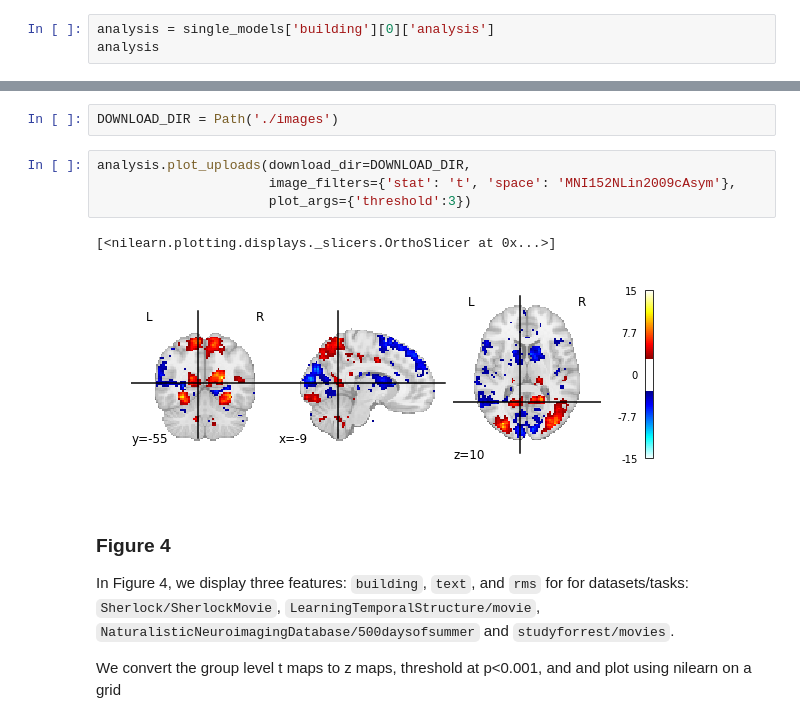
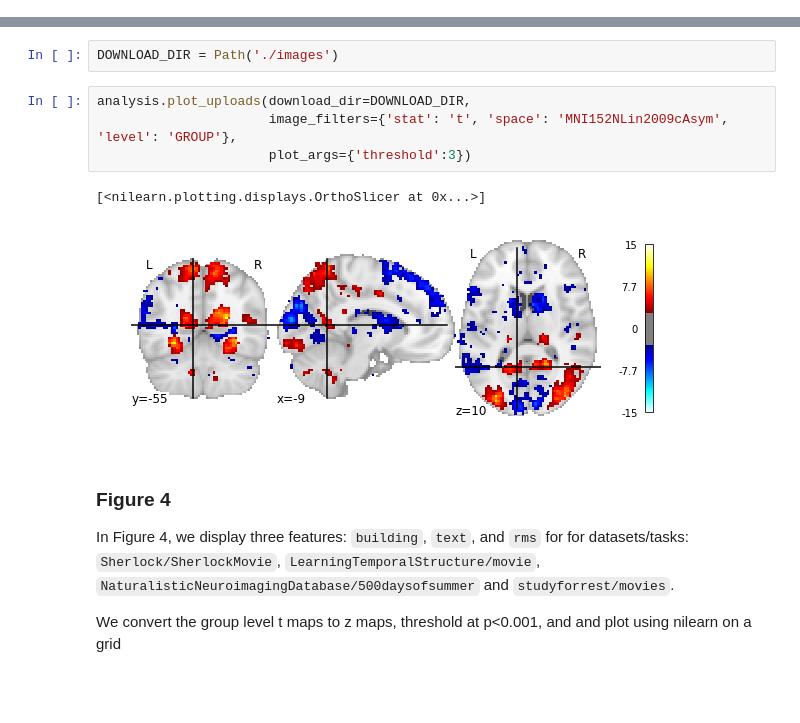
Before and after one commit to rbroc/neuroscout-paper, a Jupyter notebook: analyses/1 - single predictor models.ipynb, the cells around one changed output, grey strips where cells are left out. Saved outputs shown, nothing was run; the diff lists cells and outputs as text; blank space fills up the shorter version.

Commit message:
Finalize single dataset analyses

```diff
--- a/analyses/1 - single predictor models.ipynb
+++ b/analyses/1 - single predictor models.ipynb
@@ -160,6 +162,3 @@ single_models['building'][0]
  'task': 'movie',
  'hash_id': 'A13DD',
  'analysis': <Analysis hash_id=A13DD name=building dataset_id=27>}
-# %%
-analysis = single_models['building'][0]['analysis']
-analysis
@@ -175,11 +172,11 @@ The following will download the images matching `image_filters` for the latest a
 DOWNLOAD_DIR = Path('./images')
 # %%
 analysis.plot_uploads(download_dir=DOWNLOAD_DIR,
-                      image_filters={'stat': 't', 'space': 'MNI152NLin2009cAsym'},
+                      image_filters={'stat': 't', 'space': 'MNI152NLin2009cAsym', 'level': 'GROUP'},
                       plot_args={'threshold':3})
 # %% [output]
-[<nilearn.plotting.displays._slicers.OrthoSlicer at 0x...>]
+[<nilearn.plotting.displays.OrthoSlicer at 0x...>]
-[figure, old version]
+[figure, new version]
 # %% [markdown]
 ### Figure 4
 In Figure 4, we display three features: `building`, `text`, and `rms` for for datasets/tasks: `Sherlock/SherlockMovie`, `LearningTemporalStructure/movie`, `NaturalisticNeuroimagingDatabase/500daysofsummer` and `studyforrest/movies`.
```
Also changed, not shown: parts of 11 cells of this notebook, 8 other files.
